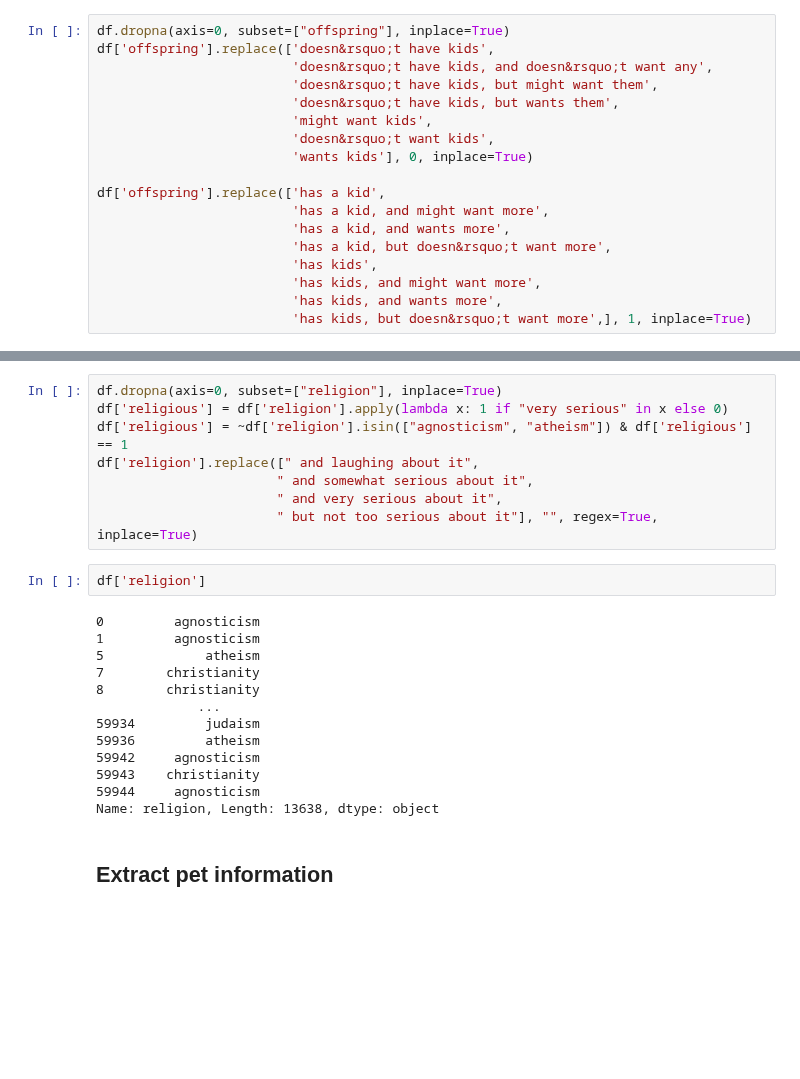
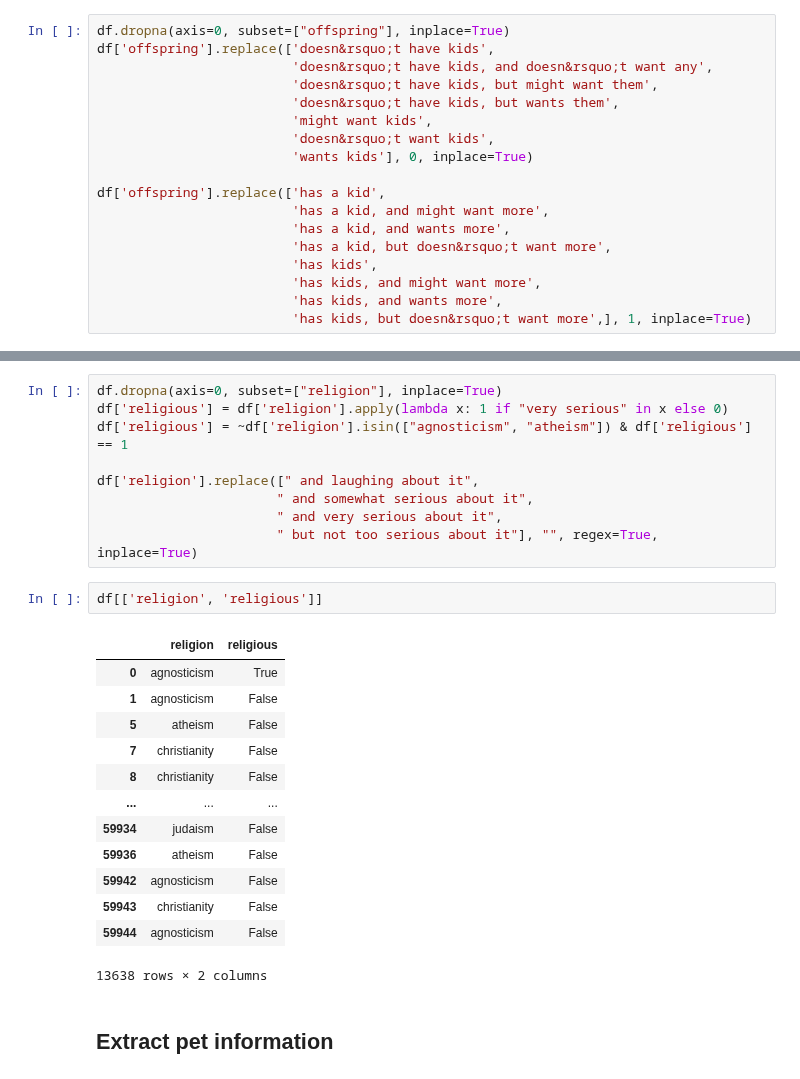
Before and after one commit to brunoarine/substance-problem-study, a Jupyter notebook: notebooks/project.ipynb, the cells around one changed output, grey strips where cells are left out. Cells and saved outputs as stored; diff of their text form; blank space fills up the shorter version.

```diff
--- a/notebooks/project.ipynb
+++ b/notebooks/project.ipynb
@@ -116,25 +116,27 @@ Let's remove the religion variable modifiers.
 df.dropna(axis=0, subset=["religion"], inplace=True)
 df['religious'] = df['religion'].apply(lambda x: 1 if "very serious" in x else 0)
 df['religious'] = ~df['religion'].isin(["agnosticism", "atheism"]) & df['religious'] == 1
+
 df['religion'].replace([" and laughing about it",
                        " and somewhat serious about it",
                        " and very serious about it",
                        " but not too serious about it"], "", regex=True, inplace=True)
 # %%
-df['religion']
+df[['religion', 'religious']]
 # %% [output]
+|  | religion | religious |
+| 0 | agnosticism | True |
+| 1 | agnosticism | False |
+| 5 | atheism | False |
+| 7 | christianity | False |
+| 8 | christianity | False |
+| ... | ... | ... |
+| 59934 | judaism | False |
+| 59936 | atheism | False |
+| 59942 | agnosticism | False |
+| 59943 | christianity | False |
+| 59944 | agnosticism | False |
-0         agnosticism
-1         agnosticism
-5             atheism
-7        christianity
-8        christianity
-             ...
-59934         judaism
-59936         atheism
-59942     agnosticism
-59943    christianity
-59944     agnosticism
-Name: religion, Length: 13638, dtype: object
+13638 rows × 2 columns
 # %% [markdown]
 ## Extract pet information
 # %%
```
Also changed, not shown: parts of 2 cells of this notebook.
